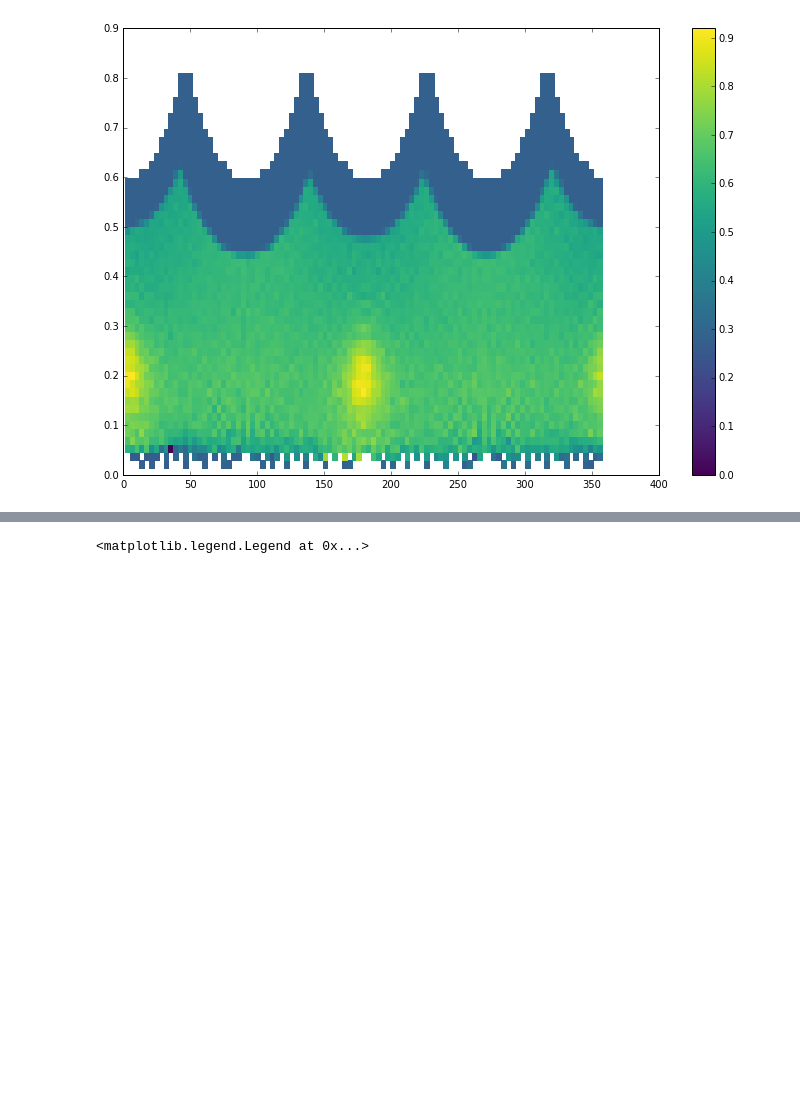
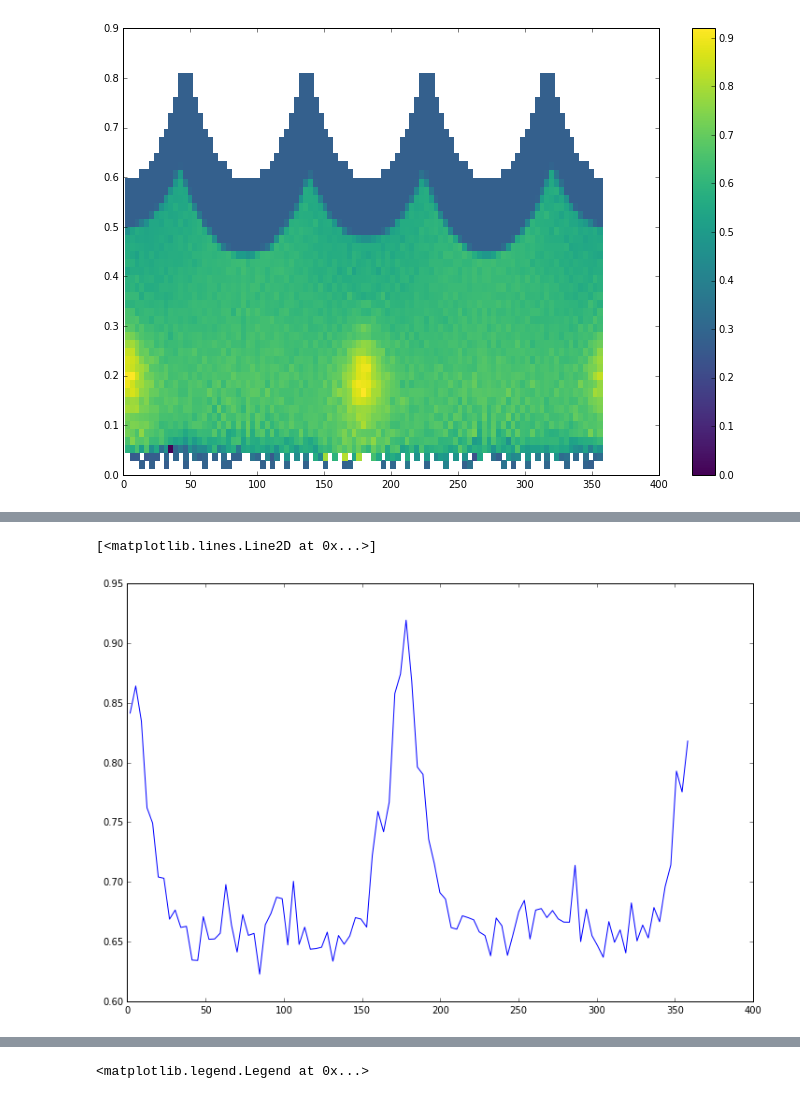
Before and after one commit to ricleal/PythonCode, a Jupyter notebook: SANS/Anisotropic/Find wedges.ipynb, the cells around one changed output, grey strips where cells are left out. Cells and saved outputs as stored; diff of their text form; code cells hidden in the pictures; blank space fills up the shorter version.

```diff
--- a/SANS/Anisotropic/Find wedges.ipynb
+++ b/SANS/Anisotropic/Find wedges.ipynb
@@ -80,0 +113,6 @@ plt.colorbar()
+# %%
+horizontal_cut = data[indice_of_max[0],:]
+plt.plot(x,horizontal_cut)
+# %% [output]
+[<matplotlib.lines.Line2D at 0x...>]
+[figure, added]
```
Also changed, not shown: parts of 10 cells of this notebook, 1 other file.
